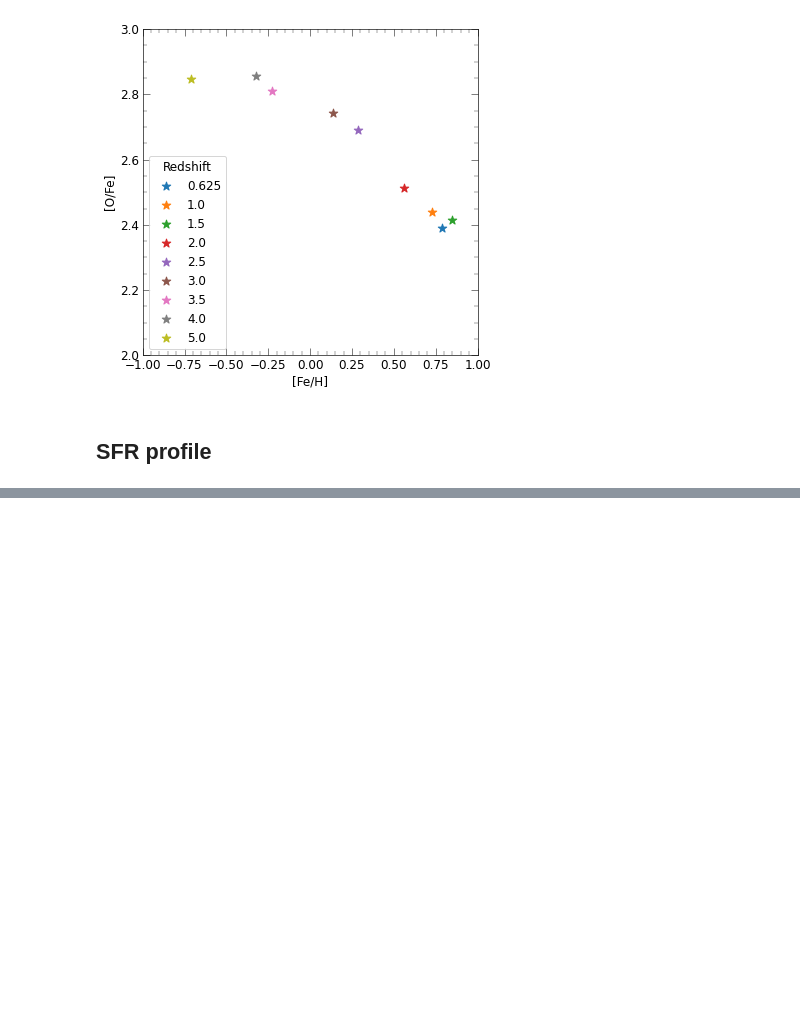
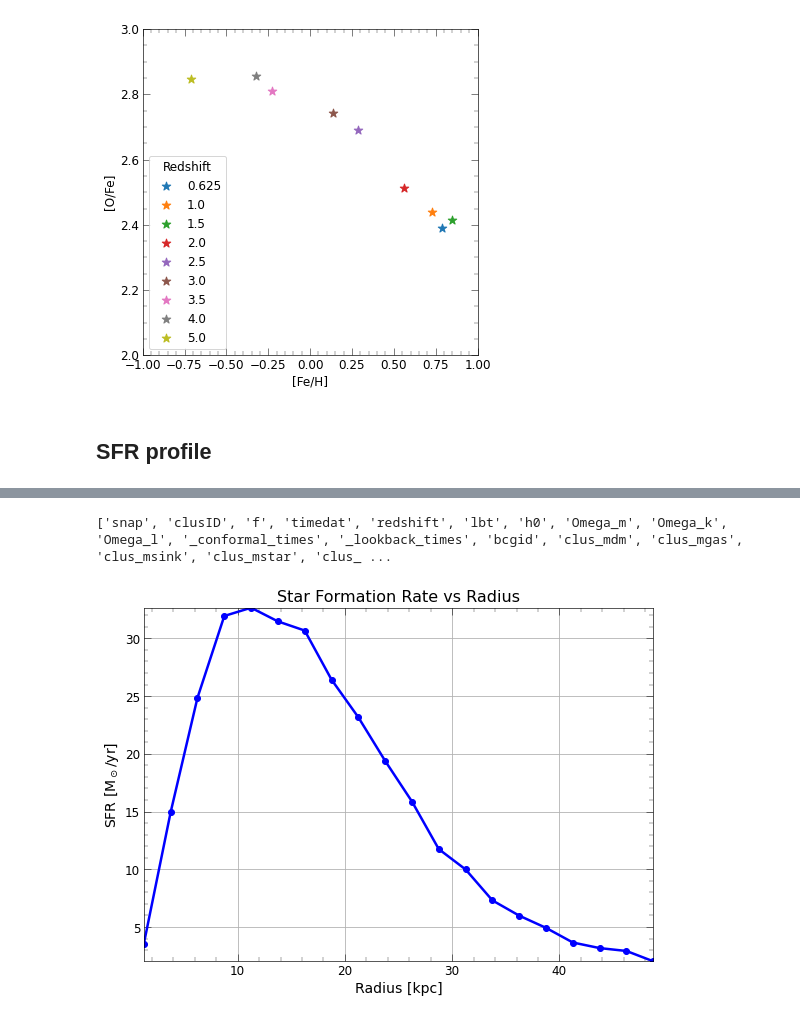
Before and after one commit to ansingh16/hr5_metallicity, a Jupyter notebook: Code/Analysis.ipynb, the cells around one changed output, grey strips where cells are left out. Cells and saved outputs as stored; diff of their text form; code cells hidden in the pictures; blank space fills up the shorter version.

```diff
--- a/Code/Analysis.ipynb
+++ b/Code/Analysis.ipynb
@@ -1083,0 +1232,38 @@ ax.legend(loc=3,title='Redshift')
+# %%
+
+import pandas as pd
+import HR5_cluster as hr5
+import numpy as np
+import yt
+import matplotlib.pyplot as plt
+
+clusid = 1664541
+clus = hr5.Cluster(296,clusid)
+galid = 1721222
+
+# galid = clus.bcgid
+galdata = clus.get_alldat_gal(galid)
+
+# Define radial bins
+r_min, r_max = 0, 50
+n_bins = 20
+radial_bins = np.linspace(r_min, r_max, n_bins+1)
+
+sfr_profile = galdata.get_sfr_profile(radial_bins)
+
+
+# Compute bin centers for plotting
+bin_centers = 0.5 * (radial_bins[:-1] + radial_bins[1:])
+
+# Plot SFR vs. radius
+plt.figure(figsize=(8,6))
+plt.plot(bin_centers, sfr_profile, marker='o', linestyle='-', color='blue')
+plt.xlabel("Radius [kpc]", fontsize=14)
+plt.ylabel("SFR [M$_\odot$/yr]", fontsize=14)
+plt.title("Star Formation Rate vs Radius", fontsize=16)
+plt.grid(True)
+plt.tight_layout()
+plt.show()
+# %% [output]
+['snap', 'clusID', 'f', 'timedat', 'redshift', 'lbt', 'h0', 'Omega_m', 'Omega_k', 'Omega_l', '_conformal_times', '_lookback_times', 'bcgid', 'clus_mdm', 'clus_mgas', 'clus_msink', 'clus_mstar', 'clus_ ...
+[figure, added]
```
Also changed, not shown: parts of 8 cells of this notebook, 6 other files.
